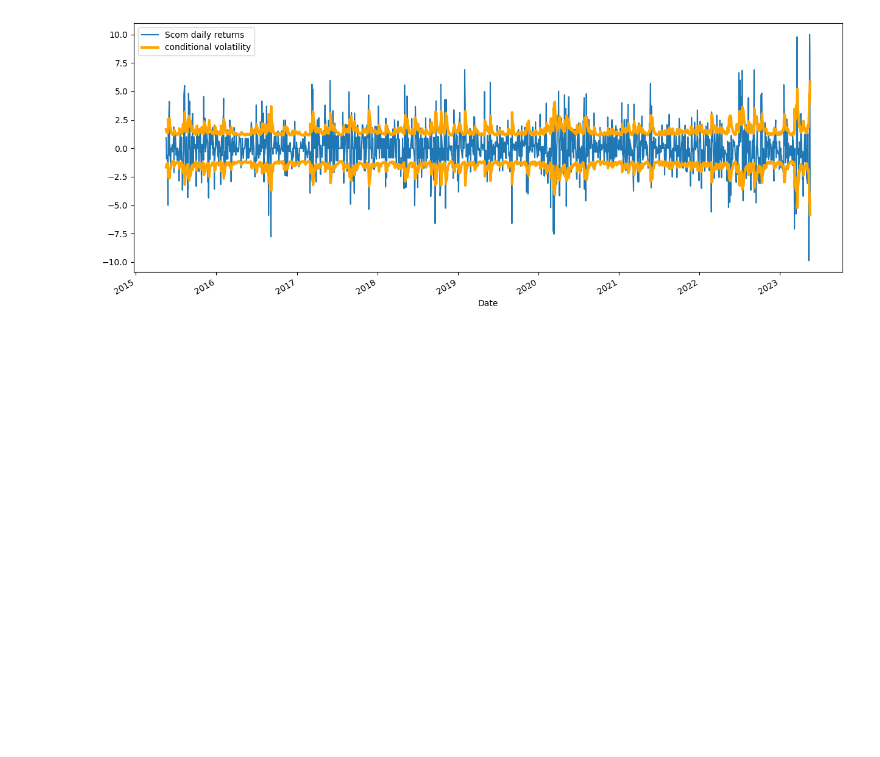
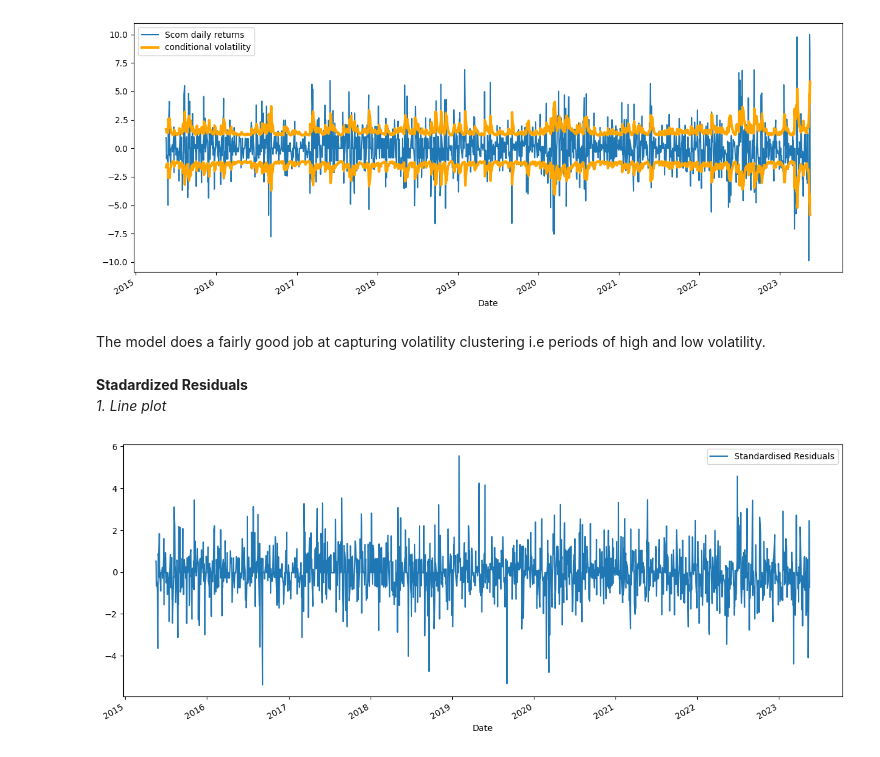
Before and after one commit to Justoo254/SCOM-volatility-forecasting, a Jupyter notebook: notebooks/02-garch.ipynb, the cells around one changed output. Drawn from its saved outputs; the diff is of its cells as text; code cells hidden in the pictures; blank space fills up the shorter version.

Commit message:
Line plot and histogram for standardized residuals

```diff
--- a/notebooks/02-garch.ipynb
+++ b/notebooks/02-garch.ipynb
@@ -128,3 +130,17 @@ plt.xlabel("Date")
 plt.legend();
 # %% [output]
 [figure]
+# %% [markdown]
+The model does a fairly good job at capturing volatility clustering i.e periods of high and low volatility.
+# %% [markdown]
+**Stadardized Residuals** <br>
+*1. Line plot*
+# %%
+fig, ax = plt.subplots(figsize=(15, 6))
+model.std_resid.plot(ax=ax, label="Standardized Residuals")
+#Label axes
+plt.xlabel("Date")
+#Add legend
+plt.legend();
+# %% [output]
+[figure, added]
```
Also changed, not shown: parts of 9 cells of this notebook, 1 other file.
